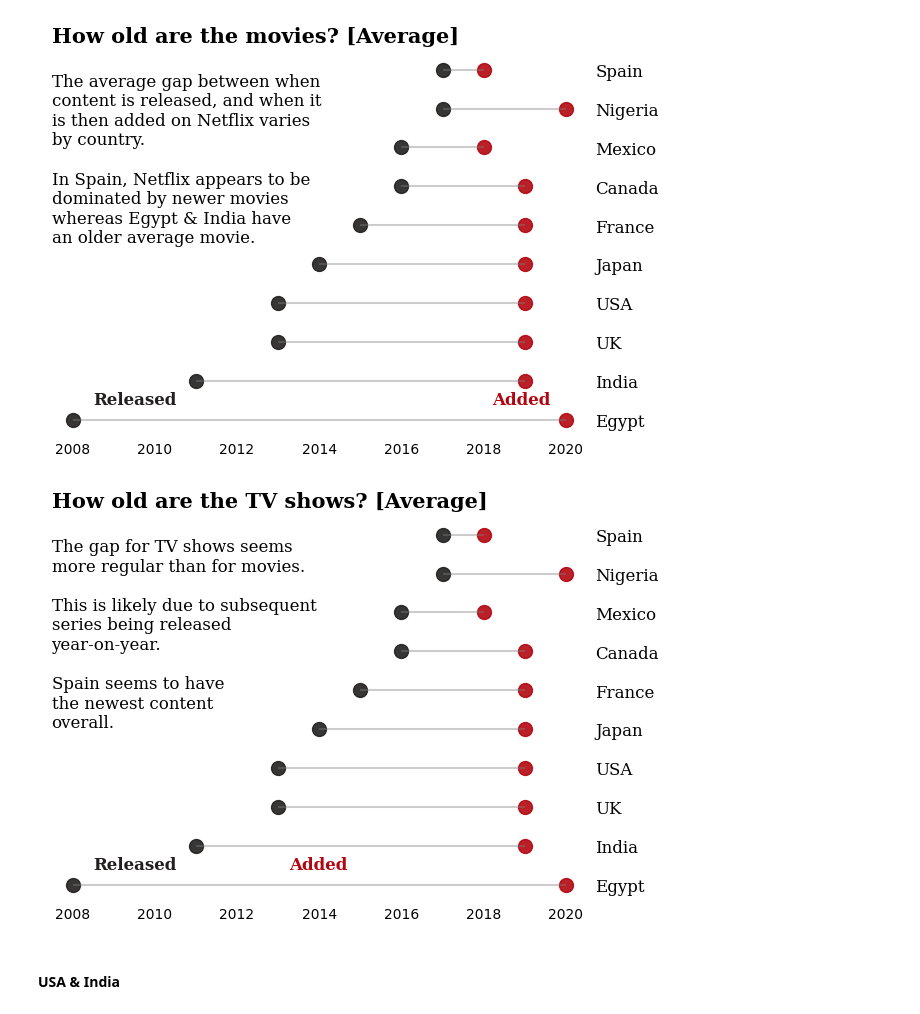
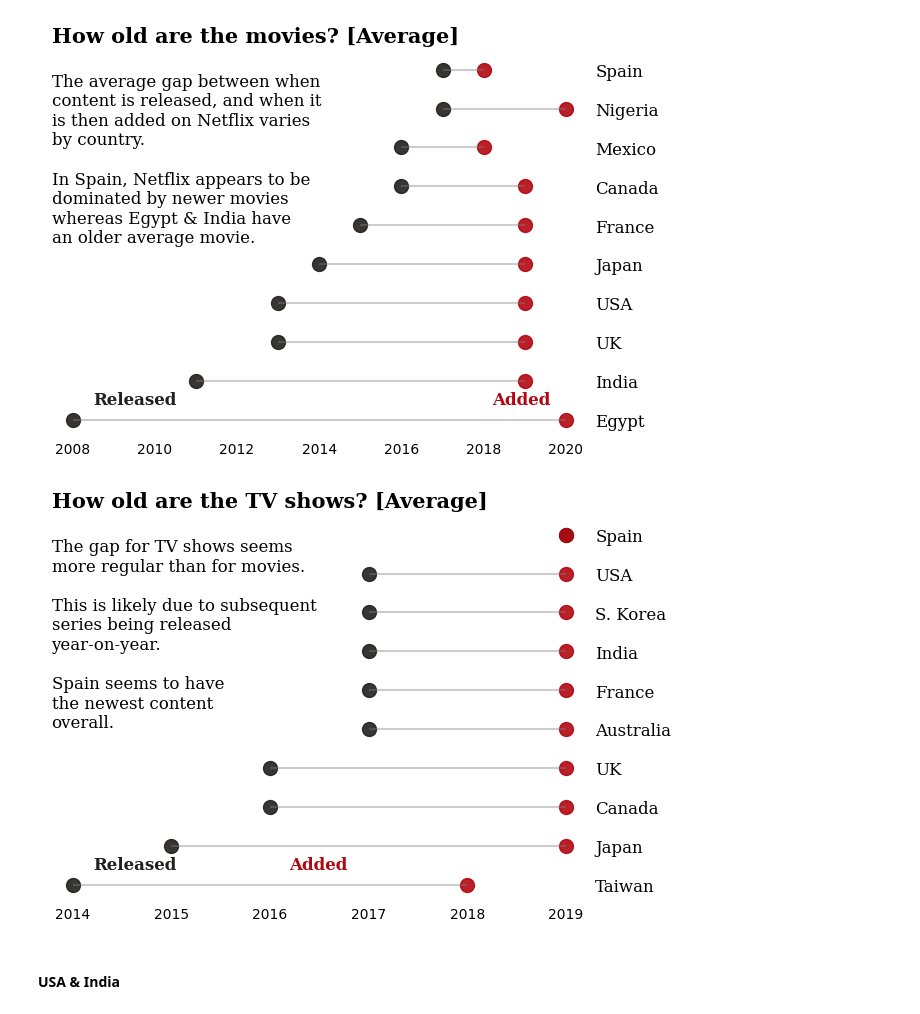
Before and after one commit to jeanChretienKouete/netflix-data-analysis, a Jupyter notebook: notebooks/exploration.ipynb, the cells around one changed output. Saved outputs shown, nothing was run; the diff lists cells and outputs as text; code cells hidden in the pictures.

Commit message:
Enhance the plot How old are tw-shows?

```diff
--- a/notebooks/exploration.ipynb
+++ b/notebooks/exploration.ipynb
@@ -1138,12 +1138,25 @@ plt.show()
 # %% [output]
 [figure]
 # %%
+data = (
+    df_tv.groupby("first_country")[["count"]]
+    .sum()
+    .sort_values(by="count", ascending=False)
+    .reset_index()[:10]
+)
+data = data["first_country"]
+df_loli = df_tv.loc[df_tv["first_country"].isin(data)]
+
+df_loli["release_year"] = pd.to_numeric(df_loli["release_year"], errors="coerce")
+df_loli["year_added"] = pd.to_numeric(df_loli["year_added"], errors="coerce")
+# Ensure correct syntax for multiple columns
+loli = df_loli.groupby("first_country")[["release_year", "year_added"]].mean().round()
+
 # Reorder it following the values of the first value:
-ordered_df = loli.sort_values(by='release_year')
+ordered_df = loli.sort_values(by="release_year")
+ordered_df_rev = loli.sort_values(by="release_year", ascending=False)
 
-ordered_df_rev = loli.sort_values(by='release_year',ascending=False)
-
-my_range=range(1,len(loli.index)+1)
+my_range = range(1, len(loli.index) + 1)
 
 fig, ax = plt.subplots(1, 1, figsize=(7, 5))
 
@@ -1159,34 +1172,34 @@ for s in ['top', 'left', 'right', 'bottom']:
 ax.yaxis.tick_right()
 plt.yticks(my_range, ordered_df.index)
 plt.yticks(fontname = "serif",fontsize=12)
 
 
 fig.text(0.19,0.175,"Released", fontweight="bold", fontfamily='serif', fontsize=12, color='#221f1f')
 
 fig.text(0.47,0.175,"Added", fontweight="bold", fontfamily='serif', fontsize=12, color='#b20710')
 
 
 fig.text(0.13, 0.42,
 '''The gap for TV shows seems
 more regular than for movies.
 
 This is likely due to subsequent
 series being released
 year-on-year.
 
 Spain seems to have
 the newest content
 overall.
 '''
 
 , fontsize=12, fontweight='light', fontfamily='serif')
 
 
 ax.tick_params(axis=u'both', which=u'both',length=0)
 
 plt.show()
 # %% [output]
-[figure, old version]
+[figure, new version]
 # %% [markdown]
 #### USA & India
 # %%
```
